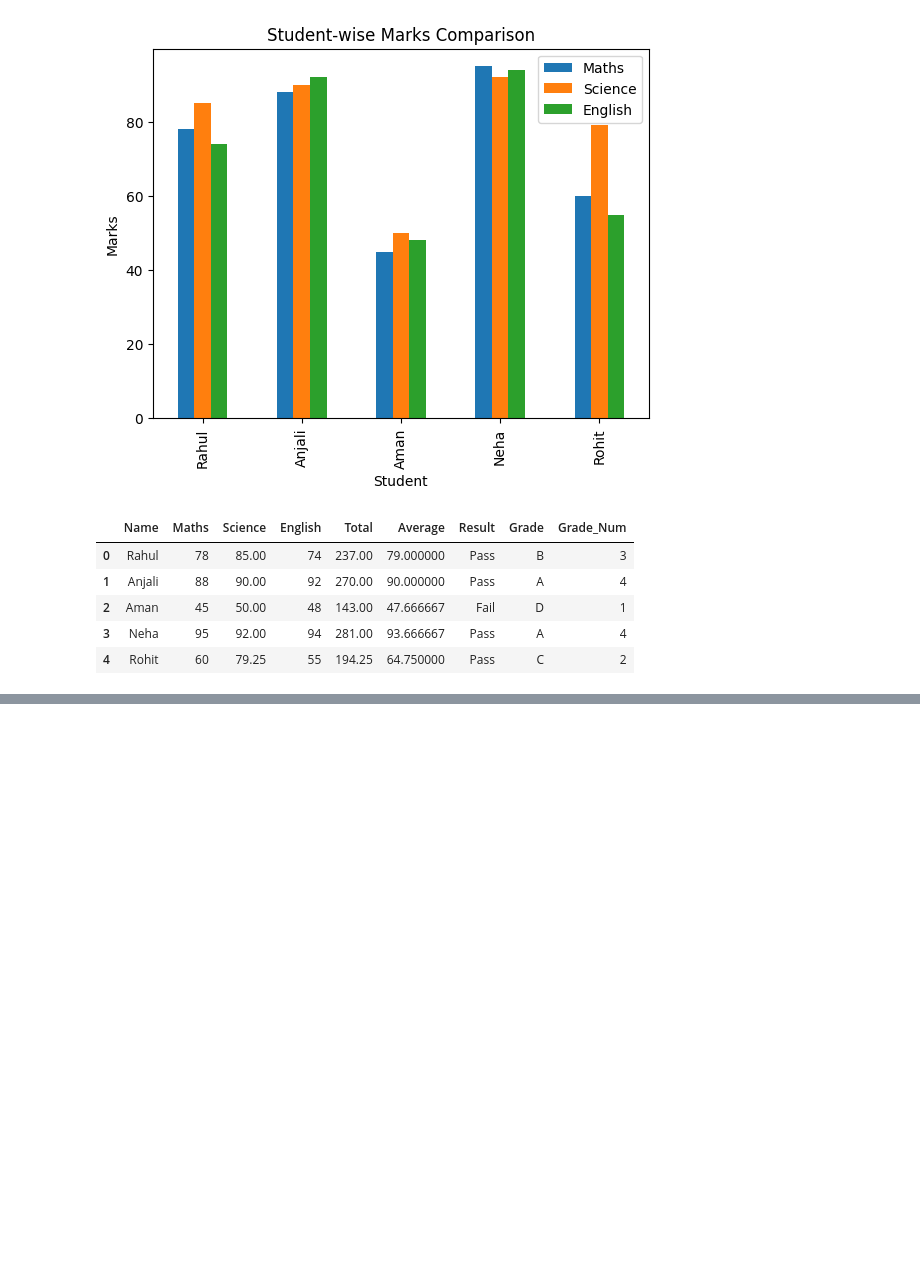
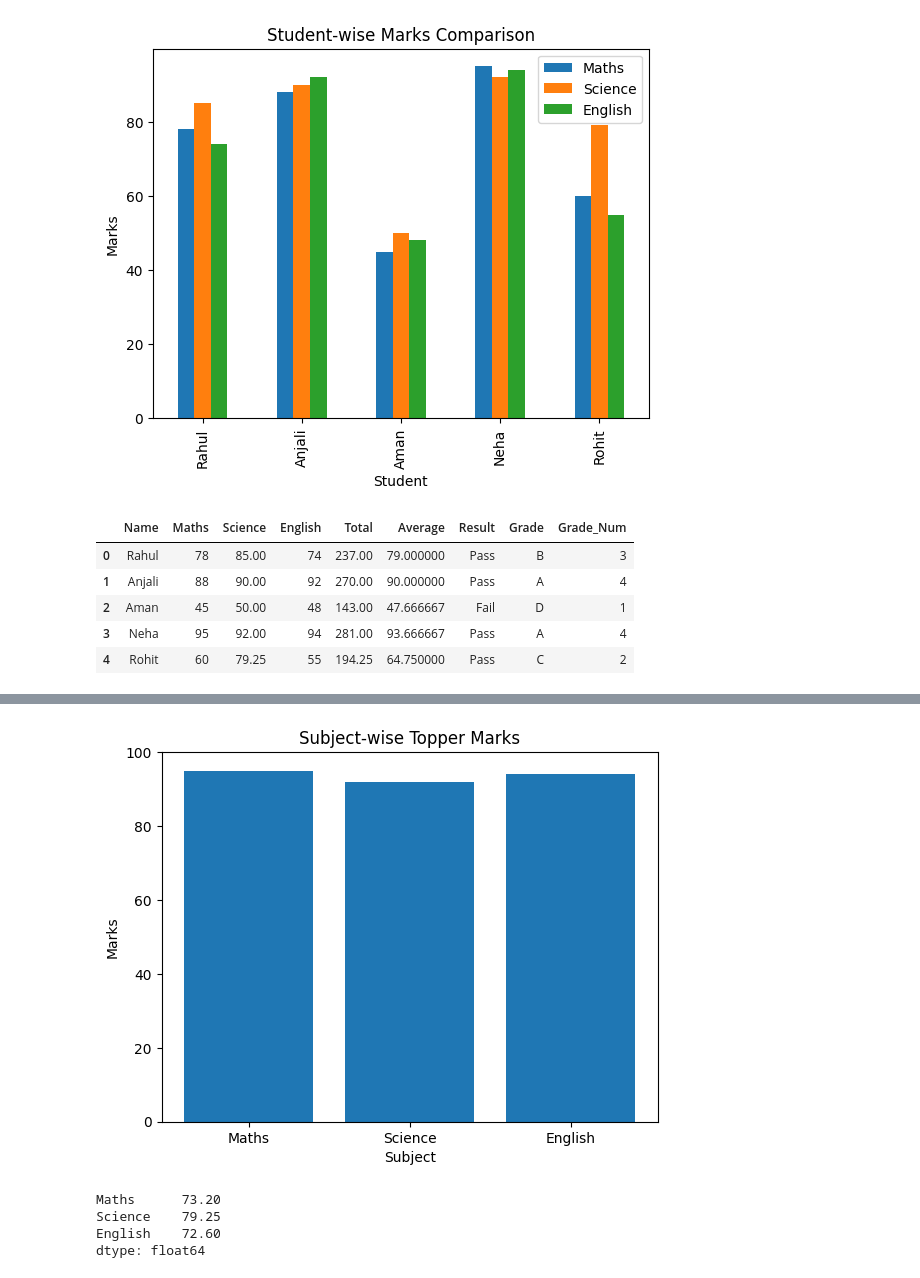
Before and after one commit to Deepanshu-8126/Projects-Data-Analysis-Beg-to-Adv-, a Jupyter notebook: Student_Performance.ipynb, the cells around one changed output, grey strips where cells are left out. Drawn from its saved outputs; the diff is of its cells as text; code cells hidden in the pictures; blank space fills up the shorter version.

```diff
--- a/Student_Performance.ipynb
+++ b/Student_Performance.ipynb
@@ -218,0 +274,20 @@ df
+# %%
+import matplotlib.pyplot as plt
+
+plt.bar(subjects, topper_marks)
+plt.title("Subject-wise Topper Marks")
+plt.xlabel("Subject")
+plt.ylabel("Marks")
+plt.ylim(0, 100)
+
+plt.show()
+# %% [output]
+[figure, added]
+# %%
+class_avg = df[["Maths", "Science", "English"]].mean()
+print(class_avg)
+# %% [output]
+Maths      73.20
+Science    79.25
+English    72.60
+dtype: float64
```
Also changed, not shown: parts of 7 cells of this notebook.
